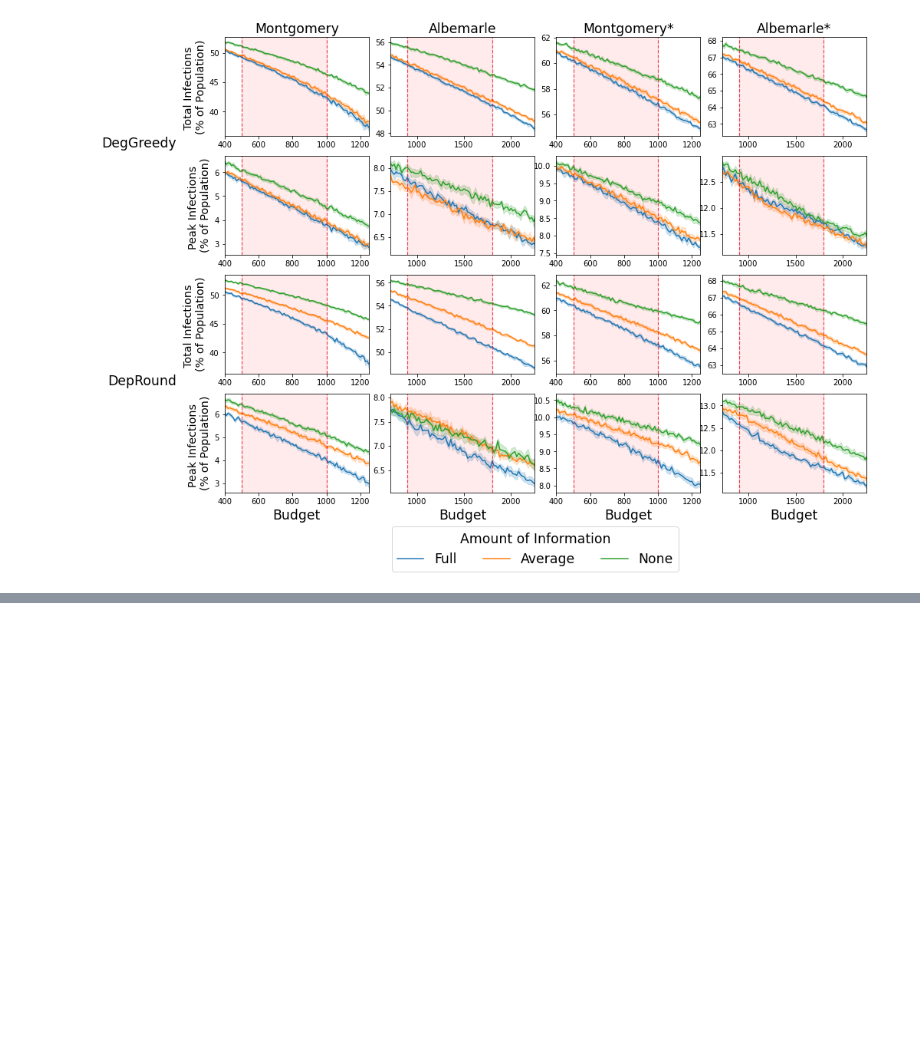
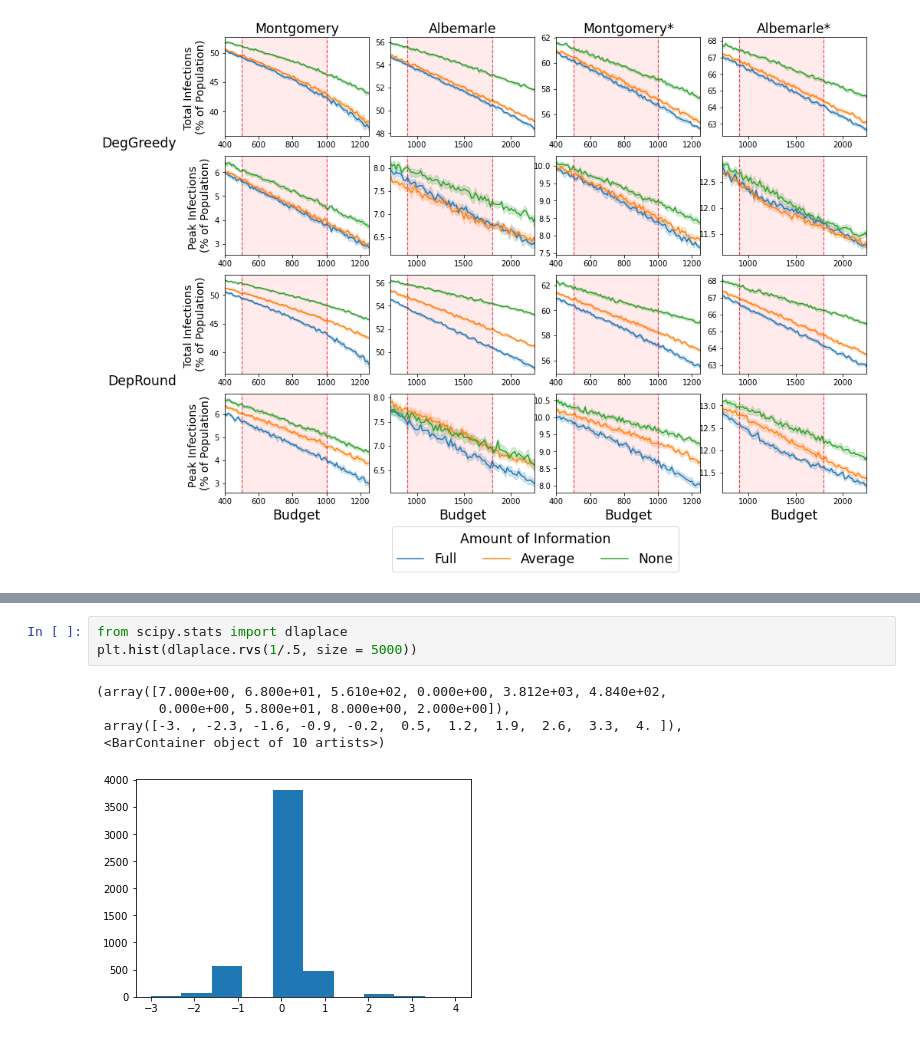
Before and after one commit to gzli929/ContactTracing, a Jupyter notebook: notebooks/experiments.ipynb, the cells around one changed output, grey strips where cells are left out. Cells and saved outputs as stored; diff of their text form; blank space fills up the shorter version.

```diff
--- a/notebooks/experiments.ipynb
+++ b/notebooks/experiments.ipynb
@@ -848 +1061,10 @@ plt.show()
+# %%
+from scipy.stats import dlaplace
+plt.hist(dlaplace.rvs(1/.5, size = 5000))
+# %% [output]
+(array([7.000e+00, 6.800e+01, 5.610e+02, 0.000e+00, 3.812e+03, 4.840e+02,
+        0.000e+00, 5.800e+01, 8.000e+00, 2.000e+00]),
+ array([-3. , -2.3, -1.6, -0.9, -0.2,  0.5,  1.2,  1.9,  2.6,  3.3,  4. ]),
+ <BarContainer object of 10 artists>)
+[figure, added]
 # %%
```
Also changed, not shown: parts of 6 cells of this notebook, 53 other files.
